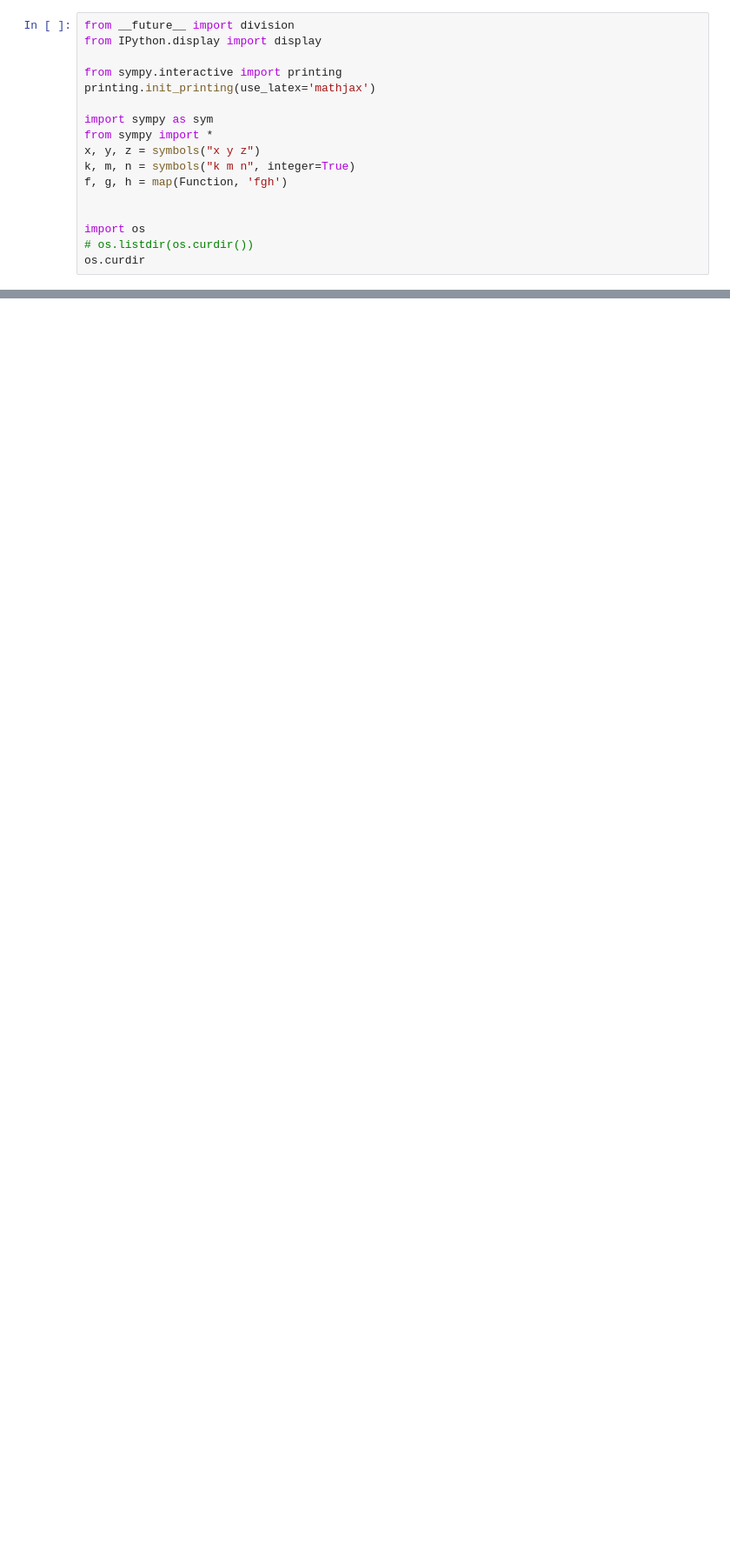
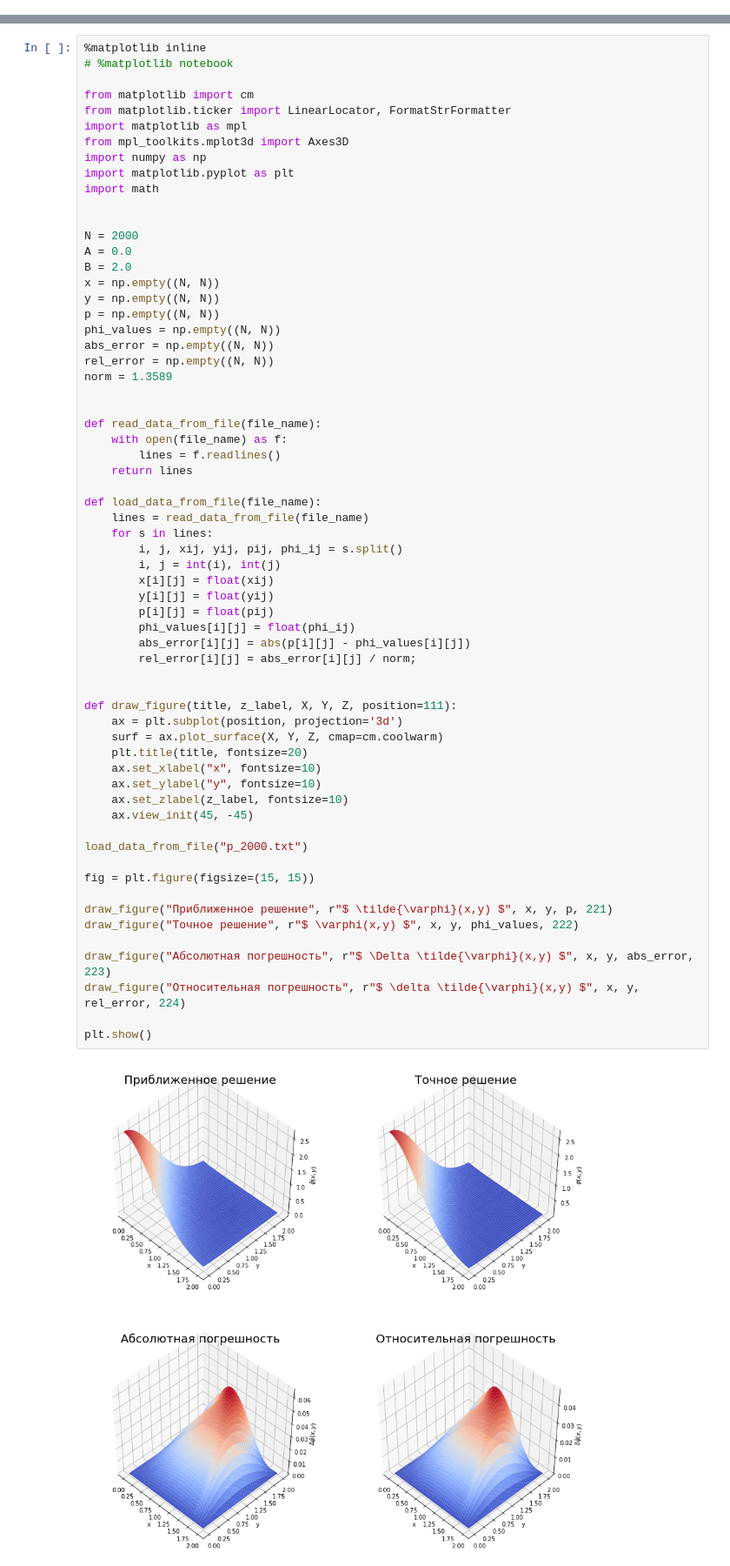
Before and after one commit to romanov6416/supercomp-task2, a Jupyter notebook: report/report.ipynb, the cells around one changed output, grey strips where cells are left out. Shown at 87% size. Cells and saved outputs as stored; diff of their text form; blank space fills up the shorter version.

```diff
--- a/report/report.ipynb
+++ b/report/report.ipynb
@@ -136,17 +153,0 @@ $$П = \sqrt{a^2 + b^2}$$
-# %%
-from __future__ import division
-from IPython.display import display
-
-from sympy.interactive import printing
-printing.init_printing(use_latex='mathjax')
-
-import sympy as sym
-from sympy import *
-x, y, z = symbols("x y z")
-k, m, n = symbols("k m n", integer=True)
-f, g, h = map(Function, 'fgh')
-
-
-import os
-# os.listdir(os.curdir())
-os.curdir
@@ -154,0 +154,65 @@ os.curdir
+# %%
+%matplotlib inline
+# %matplotlib notebook
+
+from matplotlib import cm
+from matplotlib.ticker import LinearLocator, FormatStrFormatter
+import matplotlib as mpl
+from mpl_toolkits.mplot3d import Axes3D
+import numpy as np
+import matplotlib.pyplot as plt
+import math
+
+
+N = 2000
+A = 0.0
+B = 2.0
+x = np.empty((N, N))
+y = np.empty((N, N))
+p = np.empty((N, N))
+phi_values = np.empty((N, N))
+abs_error = np.empty((N, N))
+rel_error = np.empty((N, N))
+norm = 1.3589
+
+
+def read_data_from_file(file_name):
+    with open(file_name) as f:
+        lines = f.readlines()
+    return lines
+
+def load_data_from_file(file_name):
+    lines = read_data_from_file(file_name)
+    for s in lines:
+        i, j, xij, yij, pij, phi_ij = s.split()
+        i, j = int(i), int(j)
+        x[i][j] = float(xij)
+        y[i][j] = float(yij)
+        p[i][j] = float(pij)
+        phi_values[i][j] = float(phi_ij)
+        abs_error[i][j] = abs(p[i][j] - phi_values[i][j])
+        rel_error[i][j] = abs_error[i][j] / norm;
+
+
+def draw_figure(title, z_label, X, Y, Z, position=111):
+    ax = plt.subplot(position, projection='3d')
+    surf = ax.plot_surface(X, Y, Z, cmap=cm.coolwarm)
+    plt.title(title, fontsize=20)
+    ax.set_xlabel("x", fontsize=10)
+    ax.set_ylabel("y", fontsize=10)
+    ax.set_zlabel(z_label, fontsize=10)
+    ax.view_init(45, -45)
+
+load_data_from_file("p_2000.txt")
+
+fig = plt.figure(figsize=(15, 15))
+
+draw_figure("Приближенное решение", r"$ \tilde{\varphi}(x,y) $", x, y, p, 221)
+draw_figure("Точное решение", r"$ \varphi(x,y) $", x, y, phi_values, 222)
+
+draw_figure("Абсолютная погрешность", r"$ \Delta \tilde{\varphi}(x,y) $", x, y, abs_error, 223)
+draw_figure("Относительная погрешность", r"$ \delta \tilde{\varphi}(x,y) $", x, y, rel_error, 224)
+
+plt.show()
+# %% [output]
+[figure, added]
```
Also changed, not shown: parts of 7 cells of this notebook, 4 other files.
